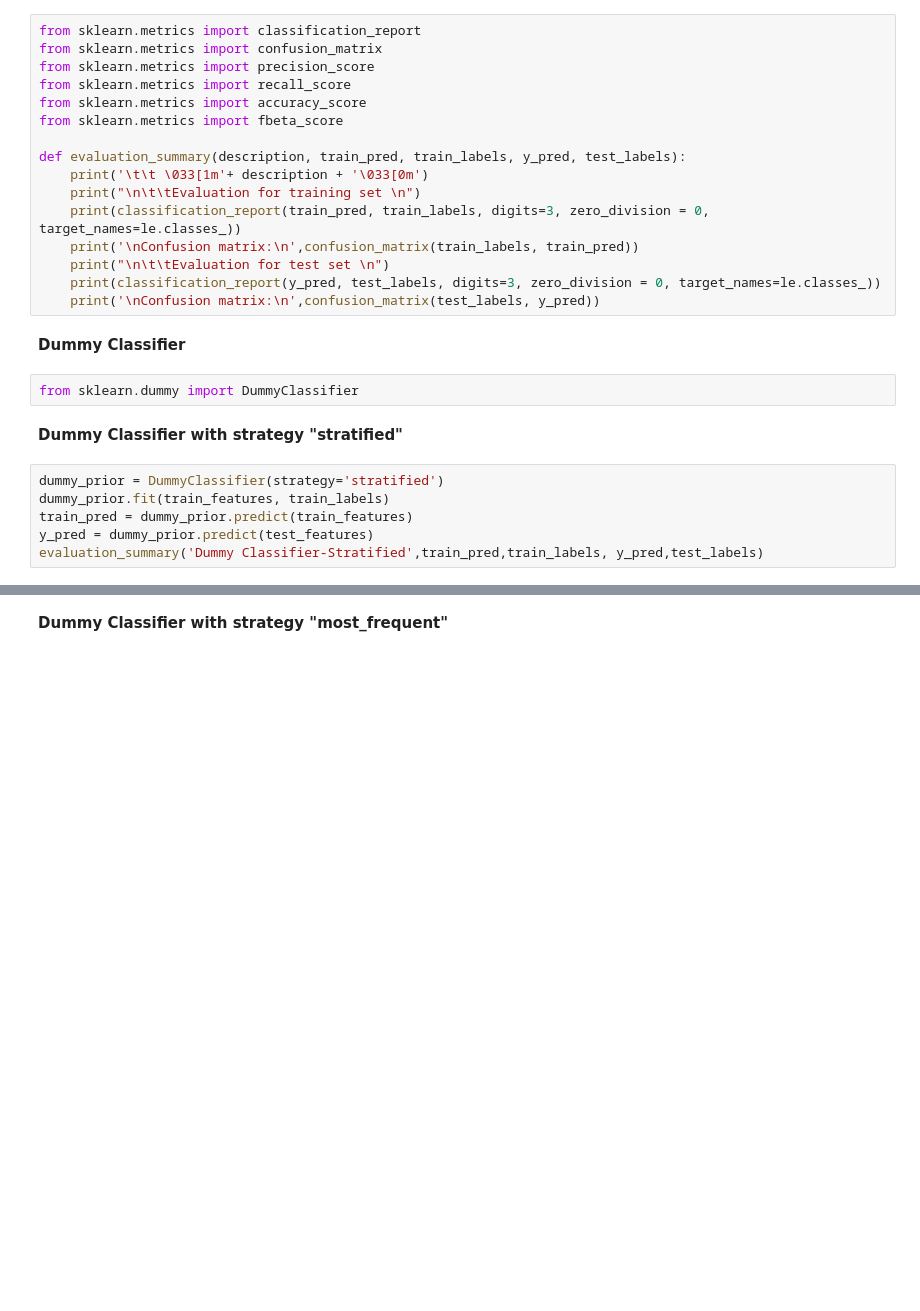
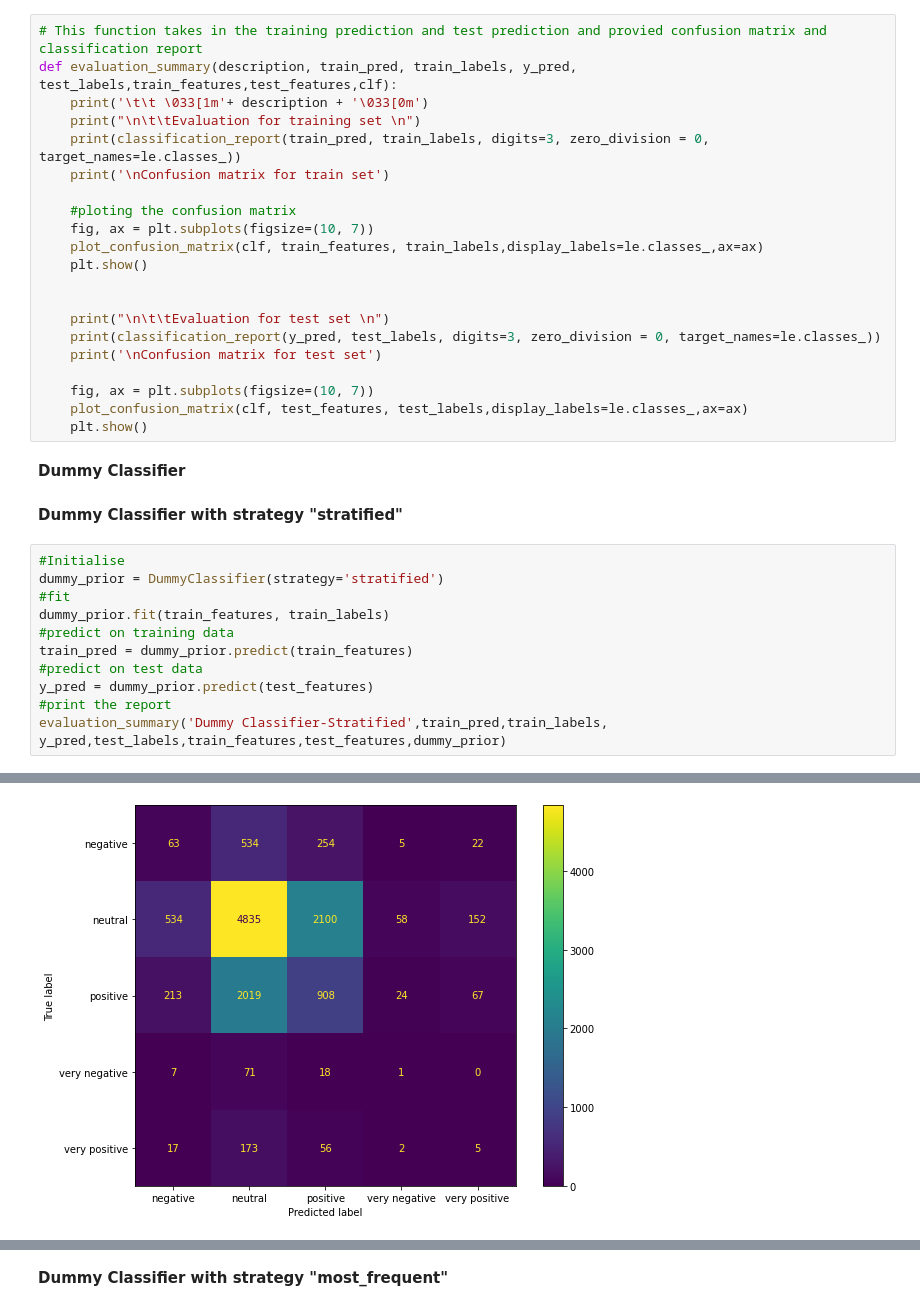
Before and after one commit to ArunGautham-Soundarrajan/subreddit_sentiment_classification, a Jupyter notebook: main.ipynb, the cells around one changed output, grey strips where cells are left out. Cells and saved outputs as stored; diff of their text form; blank space fills up the shorter version.

```diff
--- a/main.ipynb
+++ b/main.ipynb
@@ -173,31 +205,39 @@ array(['negative', 'neutral', 'positive', 'very negative',
 # %%
-from sklearn.metrics import classification_report
-from sklearn.metrics import confusion_matrix
-from sklearn.metrics import precision_score
-from sklearn.metrics import recall_score
-from sklearn.metrics import accuracy_score
-from sklearn.metrics import fbeta_score
-
-def evaluation_summary(description, train_pred, train_labels, y_pred, test_labels):
+# This function takes in the training prediction and test prediction and provied confusion matrix and classification report
+def evaluation_summary(description, train_pred, train_labels, y_pred, test_labels,train_features,test_features,clf):
     print('\t\t \033[1m'+ description + '\033[0m')
     print("\n\t\tEvaluation for training set \n")
     print(classification_report(train_pred, train_labels, digits=3, zero_division = 0, target_names=le.classes_))
-    print('\nConfusion matrix:\n',confusion_matrix(train_labels, train_pred))
+    print('\nConfusion matrix for train set')
+
+    #ploting the confusion matrix
+    fig, ax = plt.subplots(figsize=(10, 7))
+    plot_confusion_matrix(clf, train_features, train_labels,display_labels=le.classes_,ax=ax)
+    plt.show()
+
+
     print("\n\t\tEvaluation for test set \n")
     print(classification_report(y_pred, test_labels, digits=3, zero_division = 0, target_names=le.classes_))
-    print('\nConfusion matrix:\n',confusion_matrix(test_labels, y_pred))
+    print('\nConfusion matrix for test set')
+
+    fig, ax = plt.subplots(figsize=(10, 7))
+    plot_confusion_matrix(clf, test_features, test_labels,display_labels=le.classes_,ax=ax)
+    plt.show()
 # %% [markdown]
 **Dummy Classifier**
-# %%
-from sklearn.dummy import DummyClassifier
 # %% [markdown]
-**Dummy Classifier with strategy "stratified"**
+ **Dummy Classifier with strategy "stratified"**
 # %%
+#Initialise
 dummy_prior = DummyClassifier(strategy='stratified')
+#fit
 dummy_prior.fit(train_features, train_labels)
+#predict on training data
 train_pred = dummy_prior.predict(train_features)
+#predict on test data
 y_pred = dummy_prior.predict(test_features)
-evaluation_summary('Dummy Classifier-Stratified',train_pred,train_labels, y_pred,test_labels)
+#print the report
+evaluation_summary('Dummy Classifier-Stratified',train_pred,train_labels, y_pred,test_labels,train_features,test_features,dummy_prior)
 # %% [output]
                  Dummy Classifier-Stratified
 
@@ -218,0 +260 @@ very positive      0.043     0.048     0.046       230
+[figure, added]
```
Also changed, not shown: parts of 88 cells of this notebook, 8 other files.
